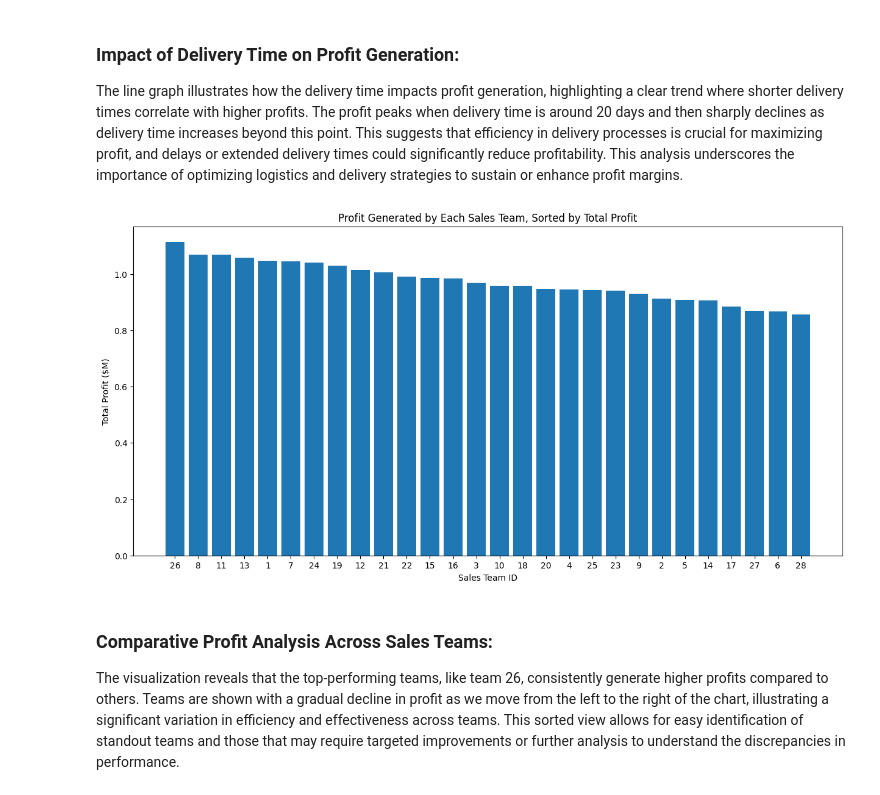
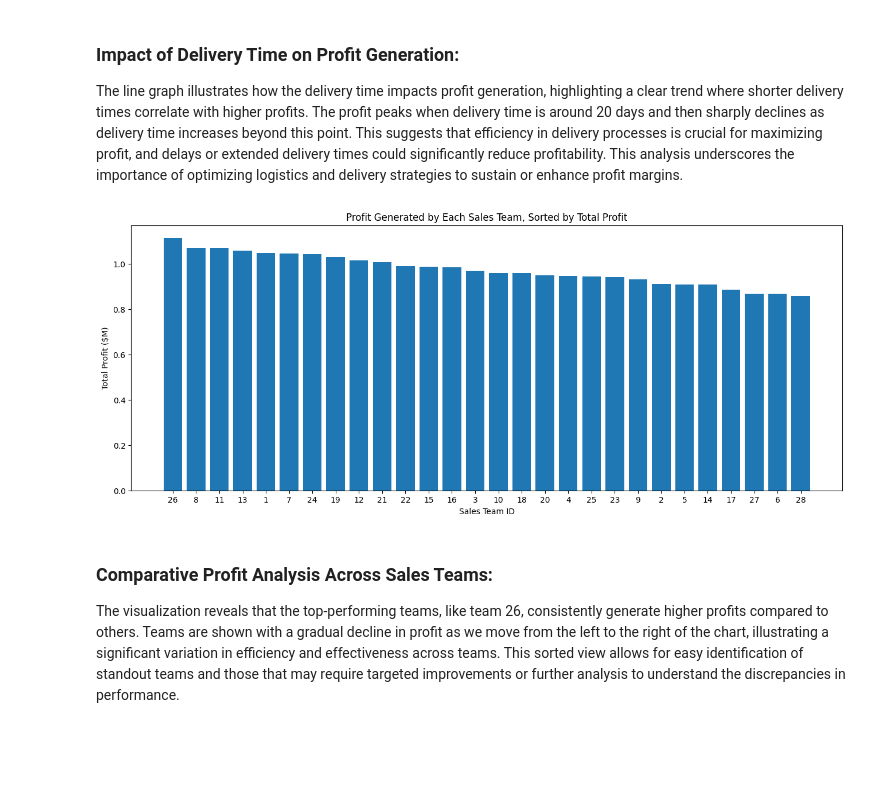
Before and after one commit to NataliaMikh/supply-chain-analysis, a Jupyter notebook: main.ipynb, the cells around one changed output. Cells and saved outputs as stored; diff of their text form; code cells hidden in the pictures; blank space fills up the shorter version.

```diff
--- a/main.ipynb
+++ b/main.ipynb
@@ -430,16 +430,16 @@ The line graph illustrates how the delivery time impacts profit generation, high
 # %%
 # Performance Analysis of Sales Teams by Total Profit
 grouped_df_team = df.groupby('_SalesTeamID')['Profit'].sum().reset_index()
 sorted_df_team = grouped_df_team.sort_values(by='Profit', ascending=False)
-plt.figure(figsize=(15, 7))
+plt.figure(figsize=(16, 6))
 plt.bar(sorted_df_team['_SalesTeamID'].astype(str),
         sorted_df_team['Profit'], color='tab:blue')
 plt.title('Profit Generated by Each Sales Team, Sorted by Total Profit')
 plt.xlabel('Sales Team ID')
 plt.ylabel('Total Profit ($M)')
 plt.show()
 # %% [output]
-[figure, old version]
+[figure, new version]
 # %% [markdown]
 ### **Comparative Profit Analysis Across Sales Teams:**
 
```
Also changed, not shown: parts of 4 cells of this notebook, 14 other files.
